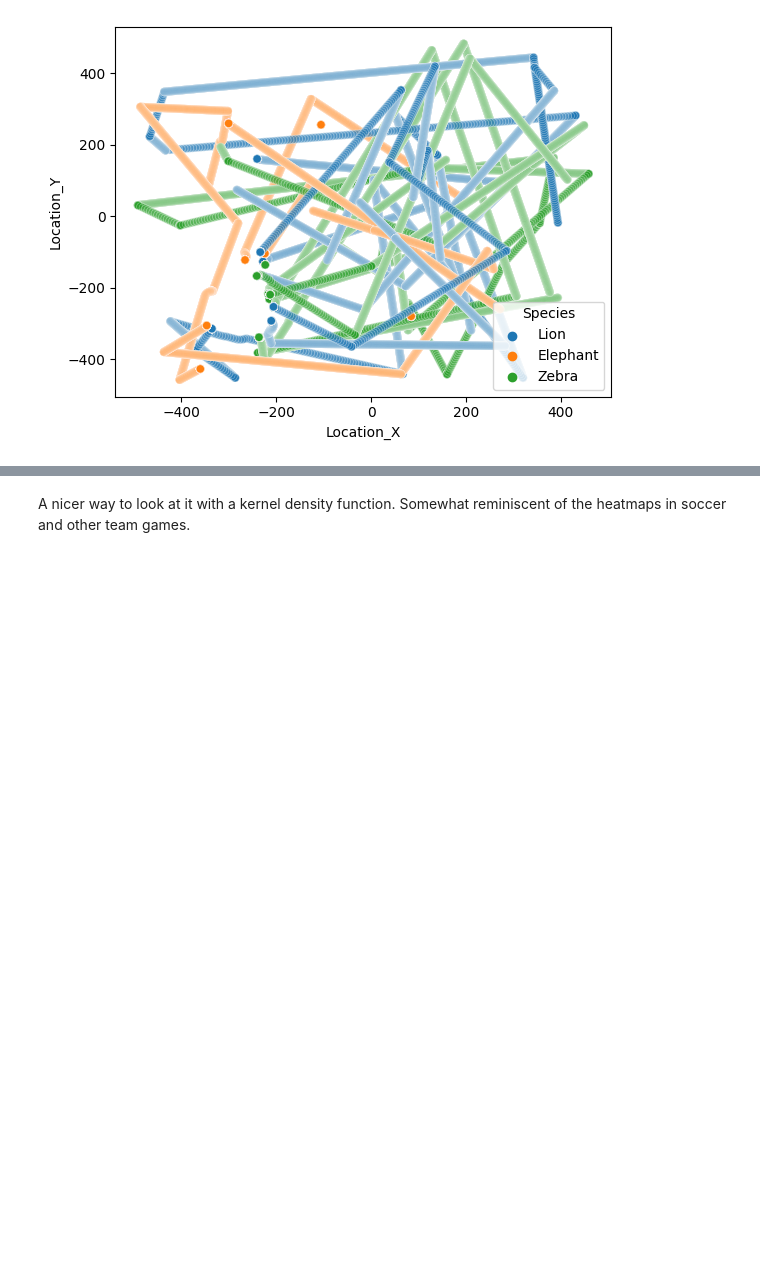
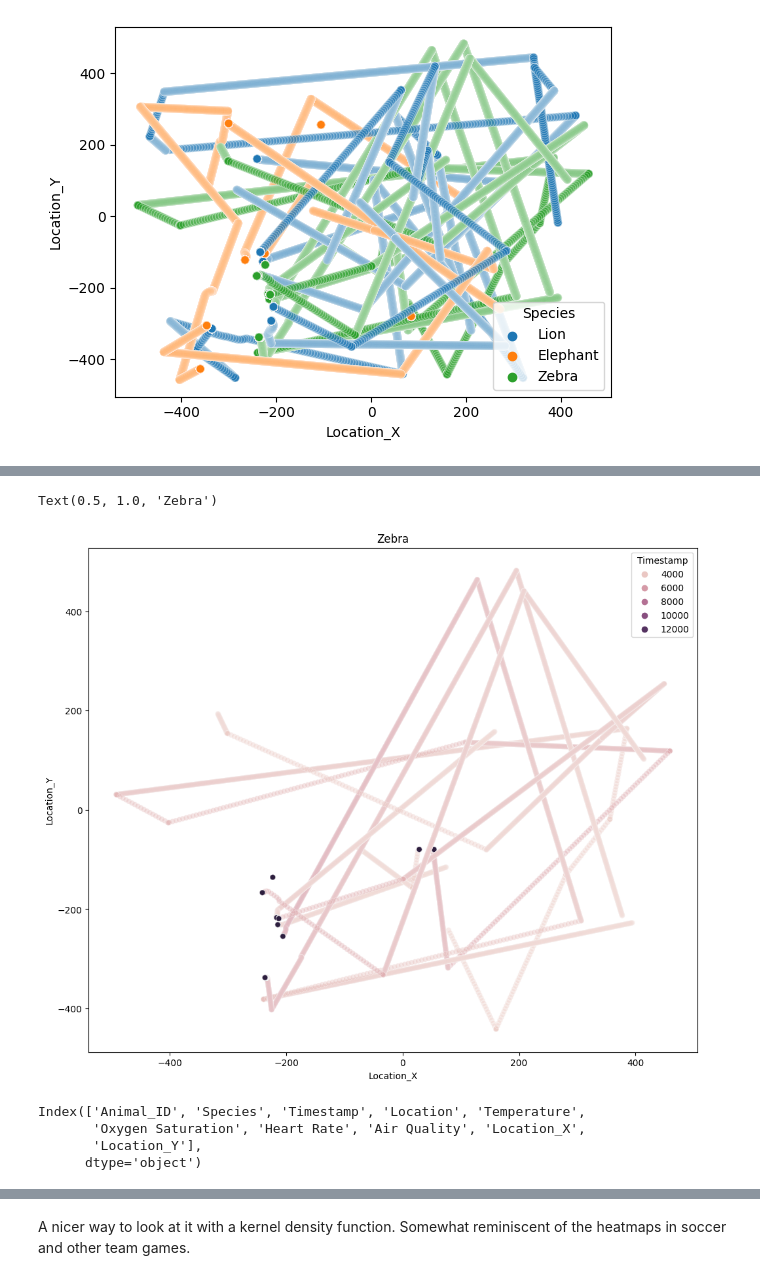
Before and after one commit to RahulSinghalChicago/iot-lab5, a Jupyter notebook: 01_Sim_logs_EDA.ipynb, the cells around one changed output, grey strips where cells are left out. Cells and saved outputs as stored; diff of their text form; code cells hidden in the pictures; blank space fills up the shorter version.

```diff
--- a/01_Sim_logs_EDA.ipynb
+++ b/01_Sim_logs_EDA.ipynb
@@ -280,0 +292,15 @@ sns.scatterplot(x='Location_X', y='Location_Y', data=df, hue='Species', alpha=0.
+# %%
+fig, axes = plt.subplots(1, 1, figsize=(12, 10))
+df_zebra = df[df.Species == 'Zebra']
+sns.scatterplot(x='Location_X', y='Location_Y', data=df_zebra, hue='Timestamp', alpha=0.4, ax=axes)
+axes.set_title('Zebra')
+# %% [output]
+Text(0.5, 1.0, 'Zebra')
+[figure, added]
+# %%
+df.columns
+# %% [output]
+Index(['Animal_ID', 'Species', 'Timestamp', 'Location', 'Temperature',
+       'Oxygen Saturation', 'Heart Rate', 'Air Quality', 'Location_X',
+       'Location_Y'],
+      dtype='object')
```
Also changed, not shown: parts of 5 cells of this notebook.
